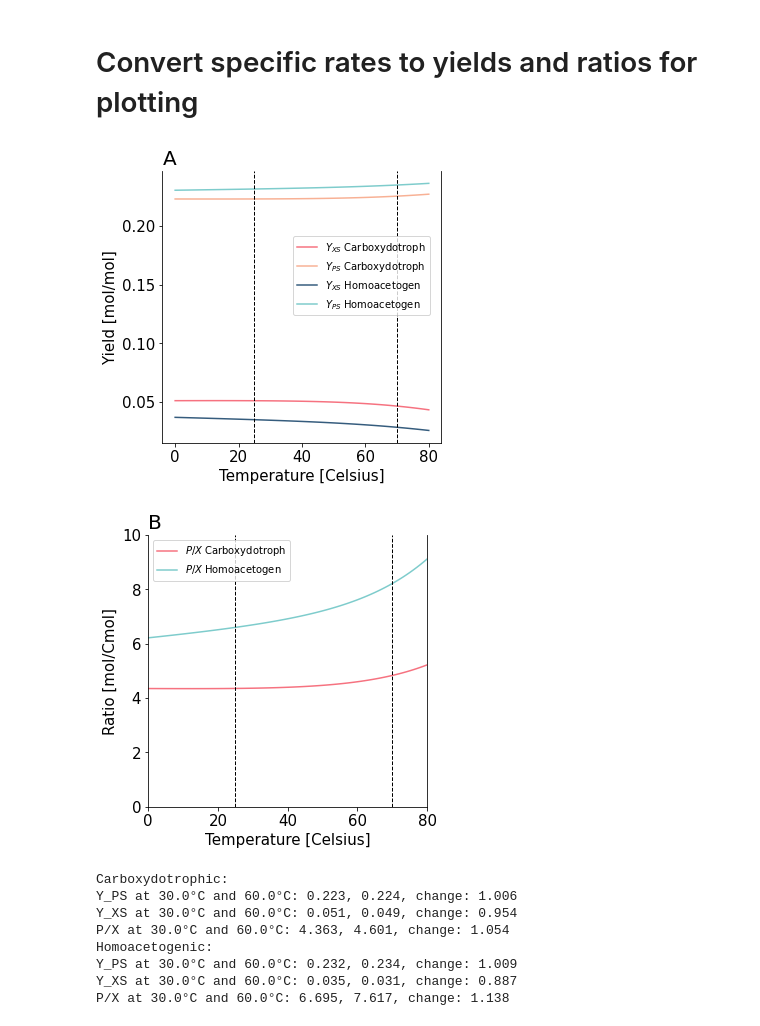
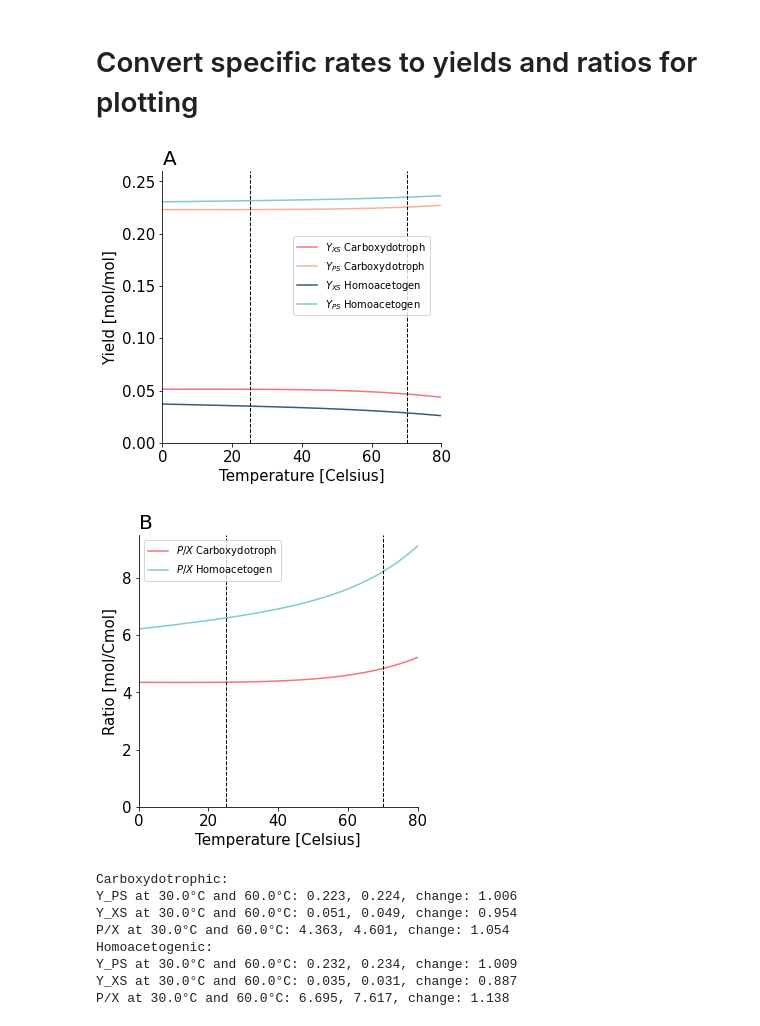
Before and after one commit to biosustain/CO2_fixation_models, a Jupyter notebook: Scripts/02_AcetogenYieldTempDependency.ipynb, the cells around one changed output. Drawn from its saved outputs; the diff is of its cells as text; code cells hidden in the pictures.

```diff
--- a/Scripts/02_AcetogenYieldTempDependency.ipynb
+++ b/Scripts/02_AcetogenYieldTempDependency.ipynb
@@ -366,32 +371,32 @@ def q_carb(C, T):
 # %%
 def Y_PS_carb(T):
     return -q_carb("Acetate",T)/q_carb("CO",T)
 def Y_PS_hom(T):
     return -q_hom("Acetate",T)/q_hom("H2",T)
 def Y_XS_carb(T):
     return -q_carb("X",T)/q_carb("CO",T)
 def Y_XS_hom(T):
     return -q_hom("X",T)/q_hom("H2",T)
 
 plt.figure(figsize=(5,5))
 plt.title("A", fontdict = {'fontsize': 20}, loc = "left")
 #plt.title(f"Yields of Acetogenesis on Electron donor")
-#plt.axis([0, 80, 0, 0.26])
+plt.axis([0, 80, 0, 0.26])
 plt.xlabel('Temperature [Celsius]', fontsize=15)
 plt.ylabel('Yield [mol/mol]', fontsize=15)
 plt.tick_params(axis='both', which='major', labelsize=15)
 plt.plot(Kelvin_Celsius(T), Y_XS_carb(T), color='#F67280')
 plt.plot(Kelvin_Celsius(T), Y_PS_carb(T), color='#F8B195')
 plt.plot(Kelvin_Celsius(T), Y_XS_hom(T), color='#355C7D')
 plt.plot(Kelvin_Celsius(T), Y_PS_hom(T), color='#7ECCCC')
 plt.axvline(x = 25, color = 'black', linestyle = '--', linewidth = 1)
 plt.axvline(x = 70, color = 'black', linestyle = '--', linewidth = 1)
 #plt.label(bbox_to_anchor = [0.5, 0.2])
 plt.legend([r'$Y_{XS}$ Carboxydotroph',r'$Y_{PS}$ Carboxydotroph',r'$Y_{XS}$ Homoacetogen',r'$Y_{PS}$ Homoacetogen'],bbox_to_anchor=(0.45, 0.45))
 
 plt.show()
 # %% [output]
-[figure, old version]
+[figure, new version]
 # %%
 def Y_PX_carb(T):
     return q_carb("Acetate",T)/q_carb("X",T)
@@ -401,7 +406,7 @@ def Y_PX_hom(T):
 plt.figure(figsize=(5,5))
 plt.title("B", fontdict = {'fontsize': 20}, loc = "left")
 #plt.title(f"Product to biomass ratio in Acetogenesis")
-plt.axis([0, 80, 0, 10])
+plt.axis([0, 80, 0, 9.5])
 plt.xlabel('Temperature [Celsius]', fontsize=15)
 plt.ylabel('Ratio [mol/Cmol]', fontsize=15)
 plt.tick_params(axis='both', which='major', labelsize=15)
@@ -413,7 +418,7 @@ plt.legend([r'$P/X$ Carboxydotroph',r'$P/X$ Homoacetogen'])
 
 plt.show()
 # %% [output]
-[figure, old version]
+[figure, new version]
 # %%
 T1 = Celsius_Kelvin(30)
 T2 = Celsius_Kelvin(60)
```
Also changed, not shown: parts of 4 cells of this notebook, 3 other files.
